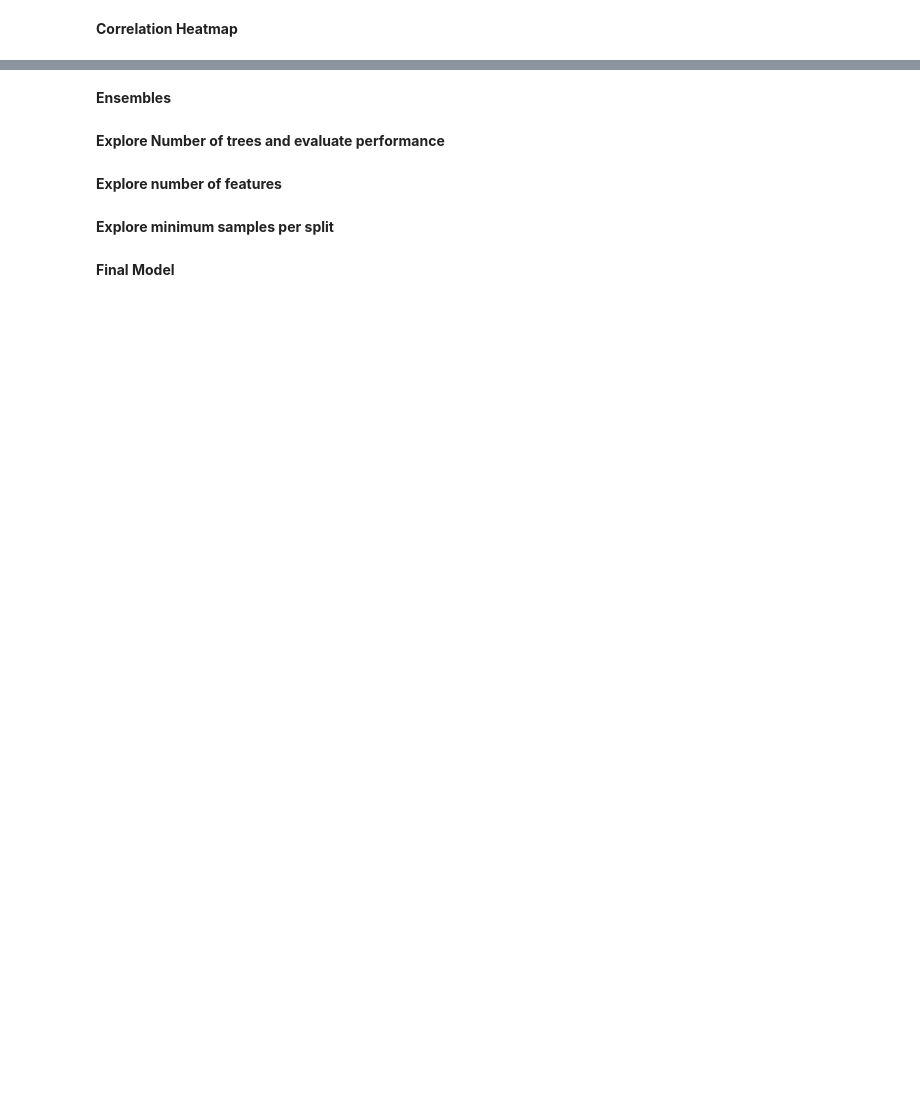
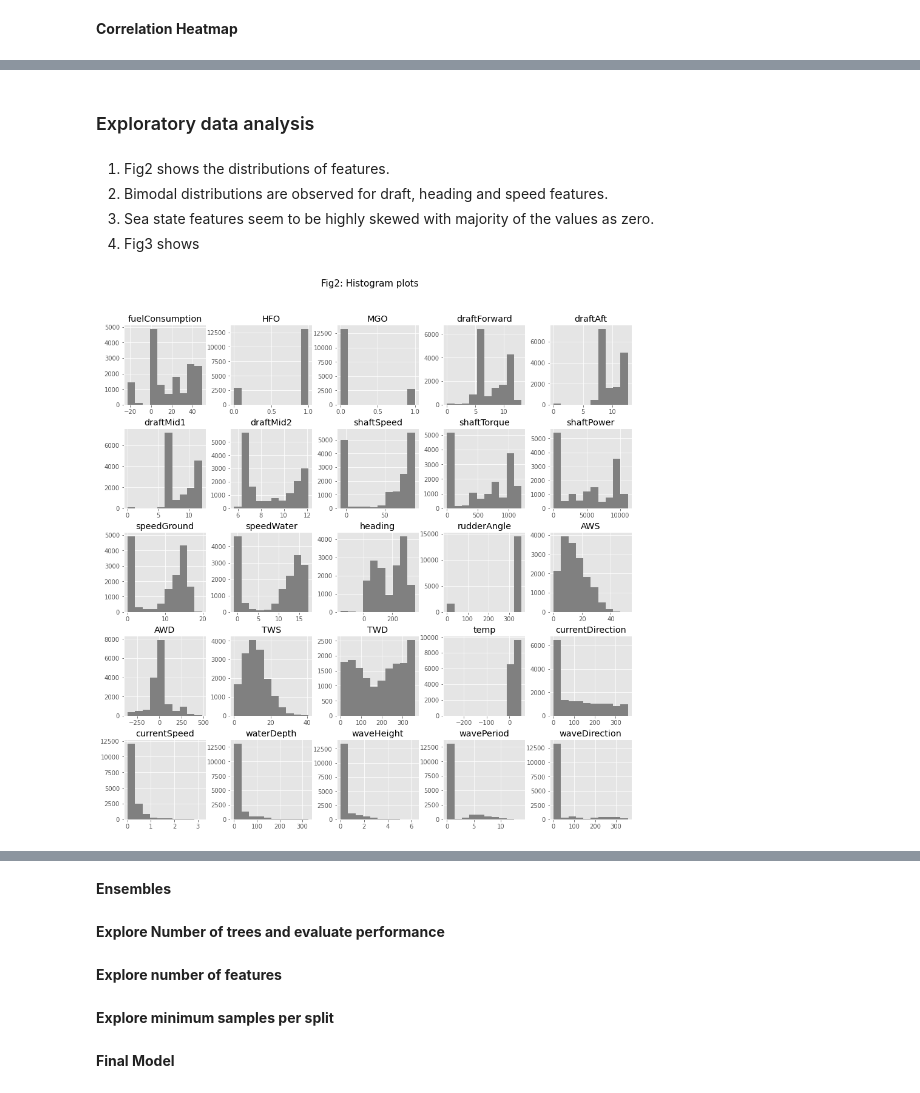
Before and after one commit to R-Sandhu/predict-ship-fuel-consumption, a Jupyter notebook: reports/Report.ipynb, the cells around one changed output, grey strips where cells are left out. Cells and saved outputs as stored; diff of their text form; code cells hidden in the pictures; blank space fills up the shorter version.

```diff
--- a/reports/Report.ipynb
+++ b/reports/Report.ipynb
@@ -140,2 +247,14 @@ dataset.plot(kind='box', subplots=True, layout=(5,5), sharex=False);
+# %% [markdown]
+### Exploratory data analysis
+# %% [markdown]
+1. Fig2 shows the distributions of features.
+2. Bimodal distributions are observed for draft, heading and speed features.
+3. Sea state features seem to be highly skewed with majority of the values as zero.
+4. Fig3 shows
+# %%
+df.hist(color='gray')
+plt.suptitle('Fig2: Histogram plots', size=15, y=0.95);
+# %% [output]
+[figure, added]
 # %%
 # Missing values count plot
```
Also changed, not shown: parts of 32 cells of this notebook, 4 other files.
